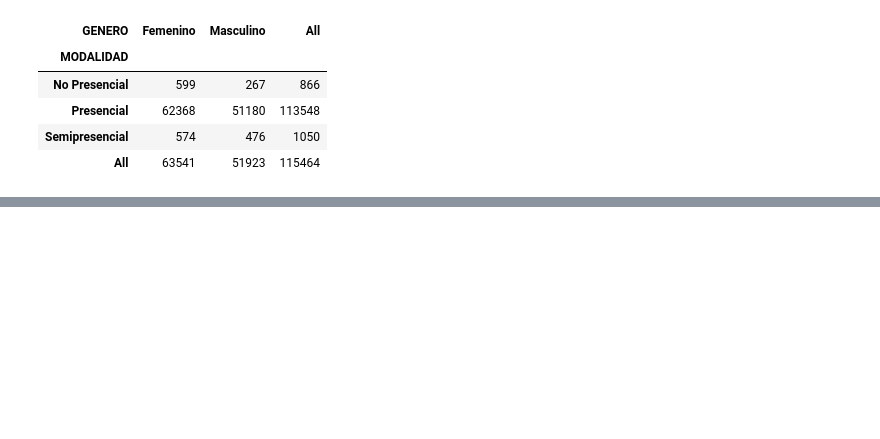
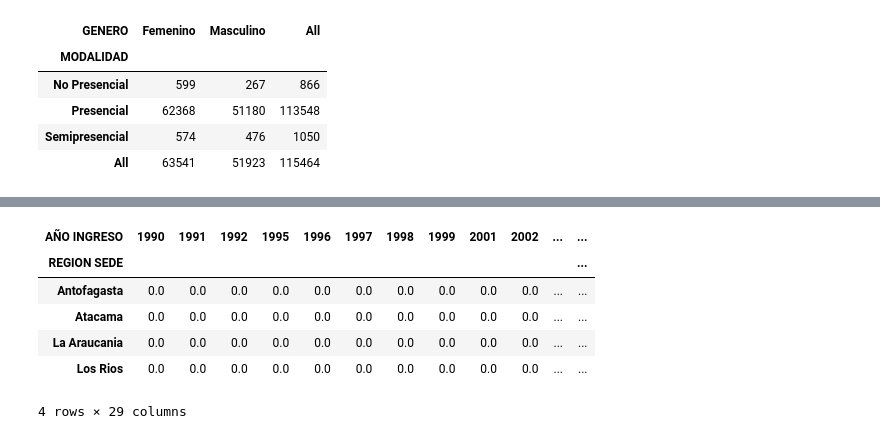
Before and after one commit to andruvss/TRABAJO-ESTADISTICA, a Jupyter notebook: Desarrollo_U_2.ipynb, the cells around one changed output, grey strips where cells are left out. Cells and saved outputs as stored; diff of their text form; code cells hidden in the pictures; blank space fills up the shorter version.

```diff
--- a/Desarrollo_U_2.ipynb
+++ b/Desarrollo_U_2.ipynb
@@ -202,0 +203,13 @@ print(f'Coeficiente de determinación: {r2_1 * 100:.1f}%')
+# %%
+#Probabilidad conjunta: usamos normalize='all' para dividir cada frecuencia en el total de registros.
+tabla4= pd.crosstab(df_1['REGION SEDE'], df_1['AÑO INGRESO'], normalize= 'all') * 100
+
+round(tabla4, 1)
+# %% [output]
+| AÑO INGRESO | 1990 | 1991 | 1992 | 1995 | 1996 | 1997 | 1998 | 1999 | 2001 | 2002 | ... | ... |
+| REGION SEDE |  |  |  |  |  |  |  |  |  |  |  | ... |
+| Antofagasta | 0.0 | 0.0 | 0.0 | 0.0 | 0.0 | 0.0 | 0.0 | 0.0 | 0.0 | 0.0 | ... | ... |
+| Atacama | 0.0 | 0.0 | 0.0 | 0.0 | 0.0 | 0.0 | 0.0 | 0.0 | 0.0 | 0.0 | ... | ... |
+| La Araucania | 0.0 | 0.0 | 0.0 | 0.0 | 0.0 | 0.0 | 0.0 | 0.0 | 0.0 | 0.0 | ... | ... |
+| Los Rios | 0.0 | 0.0 | 0.0 | 0.0 | 0.0 | 0.0 | 0.0 | 0.0 | 0.0 | 0.0 | ... | ... |
+4 rows × 29 columns
```
Also changed, not shown: parts of 16 cells of this notebook.
